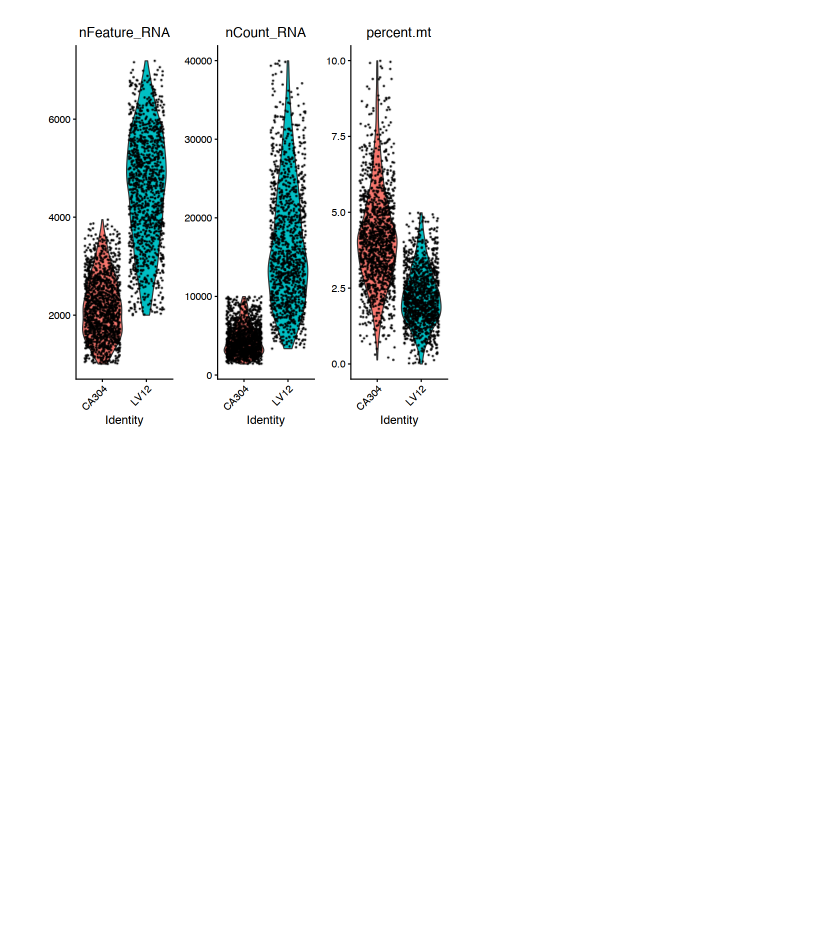
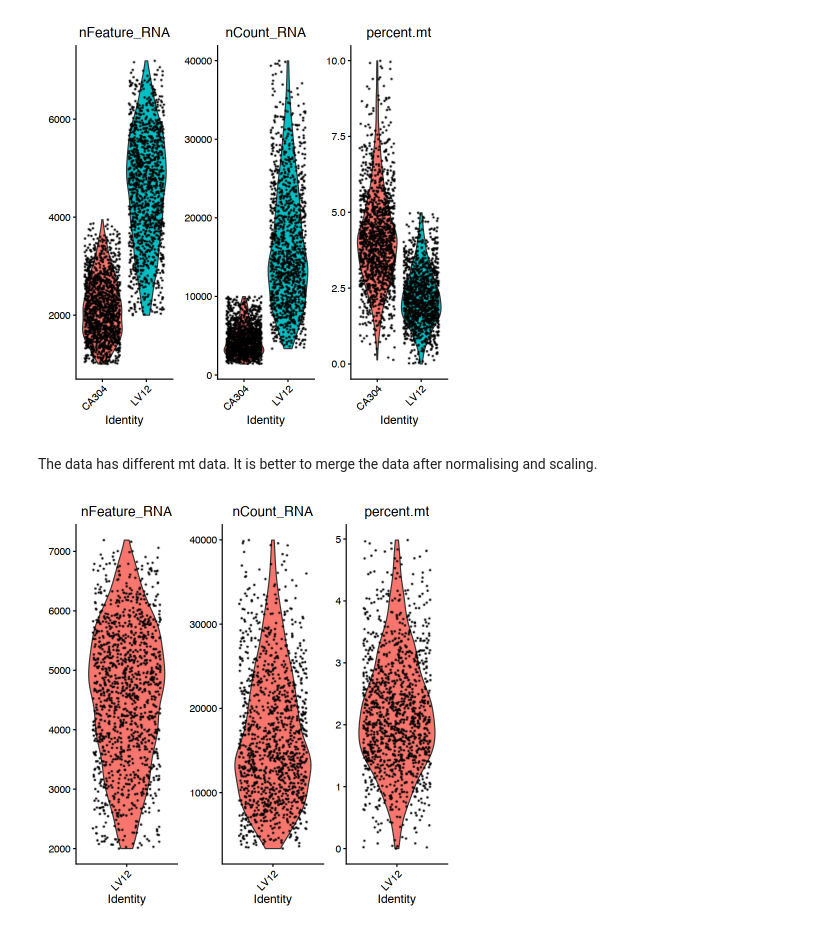
Before and after one commit to bowleslab/brain, a Jupyter notebook: brain.ipynb, the cells around one changed output. Cells and saved outputs as stored; diff of their text form; code cells hidden in the pictures; blank space fills up the shorter version.

```diff
--- a/brain.ipynb
+++ b/brain.ipynb
@@ -101,3 +103,11 @@ pbmc[["percent.mt"]] <- PercentageFeatureSet(pbmc, pattern = "^mt-")
 VlnPlot(pbmc, features = c("nFeature_RNA", "nCount_RNA", "percent.mt"), ncol = 3)
 # %% [output]
 [figure]
+# %% [markdown]
+The data has different mt data. It is better to merge the data after normalising and scaling.
+# %%
+
+pbmcSTICRE12[["percent.mt"]] <- PercentageFeatureSet(pbmcSTICRE12, pattern = "^mt-")
+VlnPlot(pbmcSTICRE12, features = c("nFeature_RNA", "nCount_RNA", "percent.mt"), ncol = 3)
+# %% [output]
+[figure, added]
```
Also changed, not shown: parts of 5 cells of this notebook.
